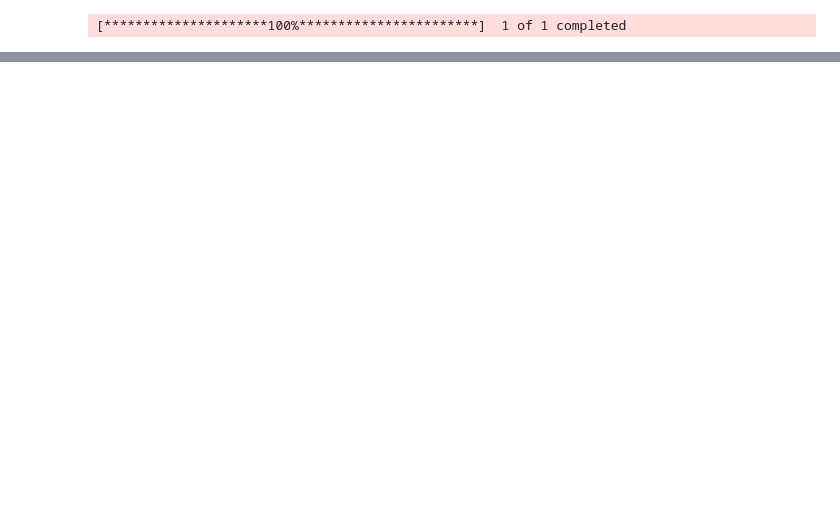
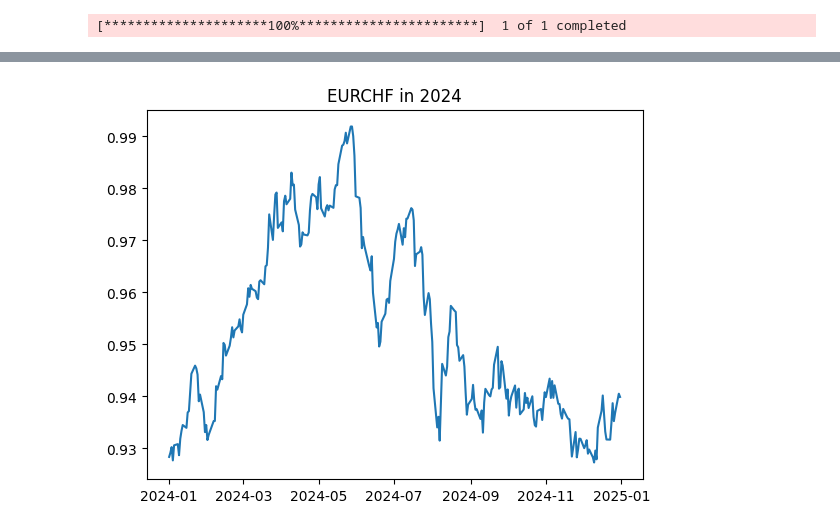
Before and after one commit to lionelsaxer/Finance, a Jupyter notebook: VaR_GARCH.ipynb, the cells around one changed output, grey strips where cells are left out. Drawn from its saved outputs; the diff is of its cells as text; code cells hidden in the pictures; blank space fills up the shorter version.

```diff
--- a/VaR_GARCH.ipynb
+++ b/VaR_GARCH.ipynb
@@ -8,5 +11,5 @@ from scipy.stats import norm
 # %%
-# Fetch historical data from S&P500
-df_sp500 = yf.download("^GSPC", start='2015-01-01', end='2025-01-01', auto_adjust=True)
+# Fetch historical EURCHF exchange rate
+df_eurchf = yf.download("EURCHF=X", start='2015-01-01', end='2025-01-01', auto_adjust=True)
 # %% [output]
 [*********************100%***********************]  1 of 1 completed
@@ -31,4 +34,4 @@ df_sp500
 # %%
 # Eliminate MultiIndex
-df_sp500.columns = df_sp500.columns.get_level_values(0)
-df_sp500.columns.name = None
+df_eurchf.columns = df_eurchf.columns.get_level_values(0)
+df_eurchf.columns.name = None
@@ -52 +55,8 @@ df_sp500
+# %%
+# Let's have a quick look at the last year
+df_eurchf_ly = df_eurchf[df_eurchf.index.year == 2024]
+plt.plot(df_eurchf_ly.index, df_eurchf_ly["Close"])
+plt.title("EURCHF in 2024");
+# %% [output]
+[figure, added]
 # %%
```
Also changed, not shown: parts of 31 cells of this notebook.
